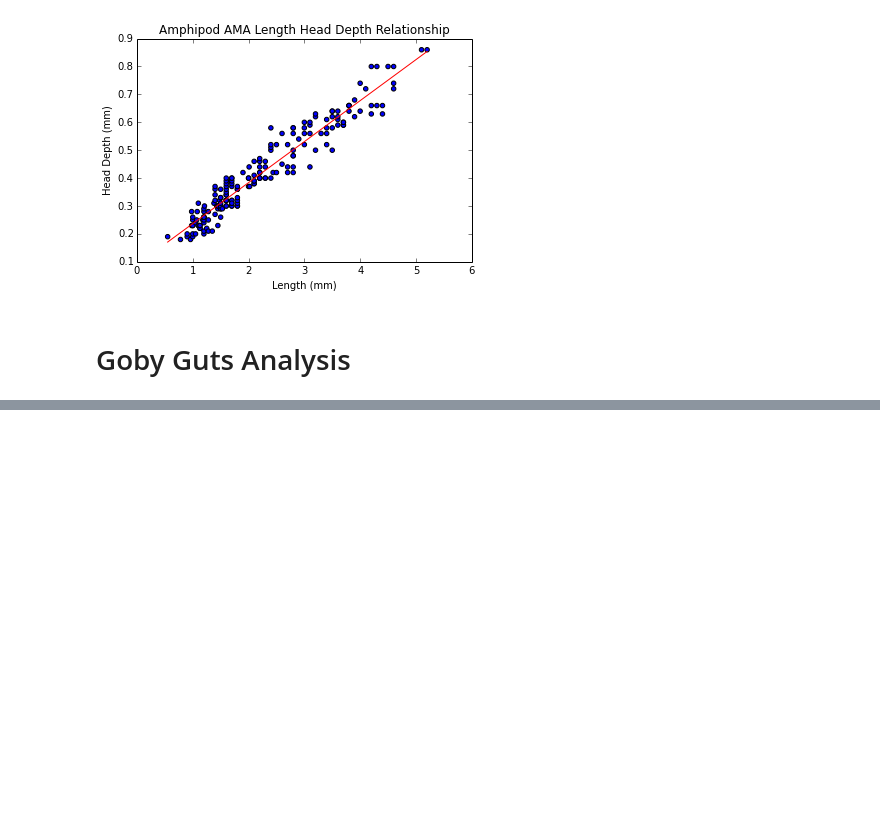
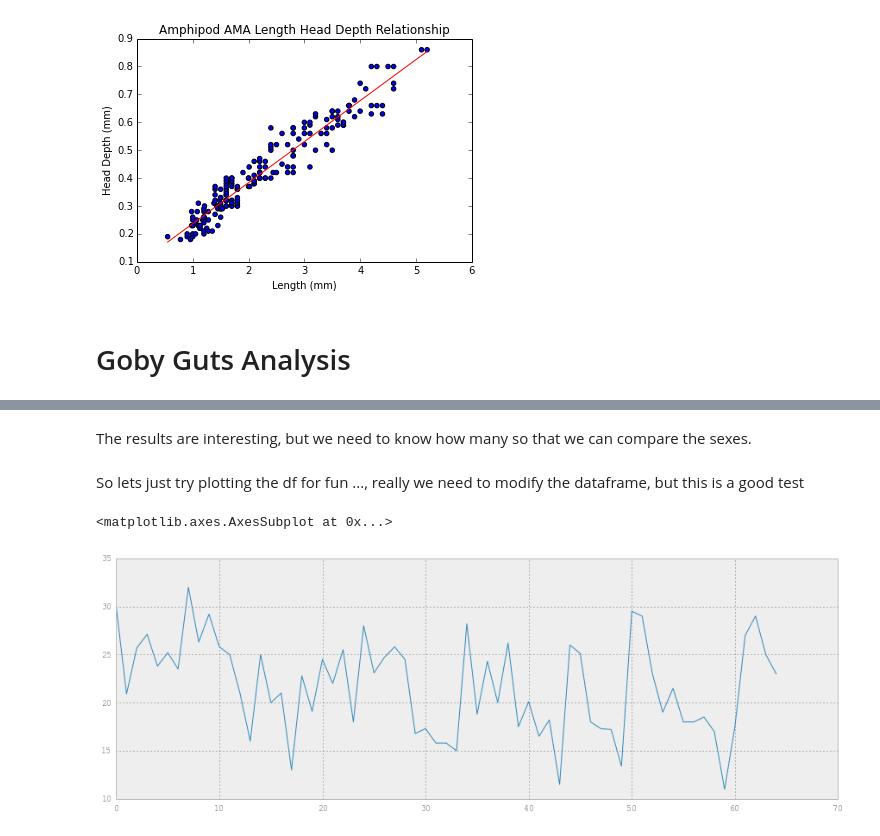
Before and after one commit to rah/optimal-size-selection, a Jupyter notebook: 9. Scratch Pad.ipynb, the cells around one changed output, grey strips where cells are left out. Cells and saved outputs as stored; diff of their text form; code cells hidden in the pictures; blank space fills up the shorter version.

```diff
--- a/9. Scratch Pad.ipynb
+++ b/9. Scratch Pad.ipynb
@@ -53,0 +65,9 @@ df.head()
+# %% [markdown]
+The results are interesting, but we need to know how many so that we can compare the sexes.
+# %% [markdown]
+So lets just try plotting the df for fun ..., really we need to modify the dataframe, but this is a good test
+# %%
+df['TL'].plot()
+# %% [output]
+<matplotlib.axes.AxesSubplot at 0x...>
+[figure, added]
```
Also changed, not shown: parts of 6 cells of this notebook.
